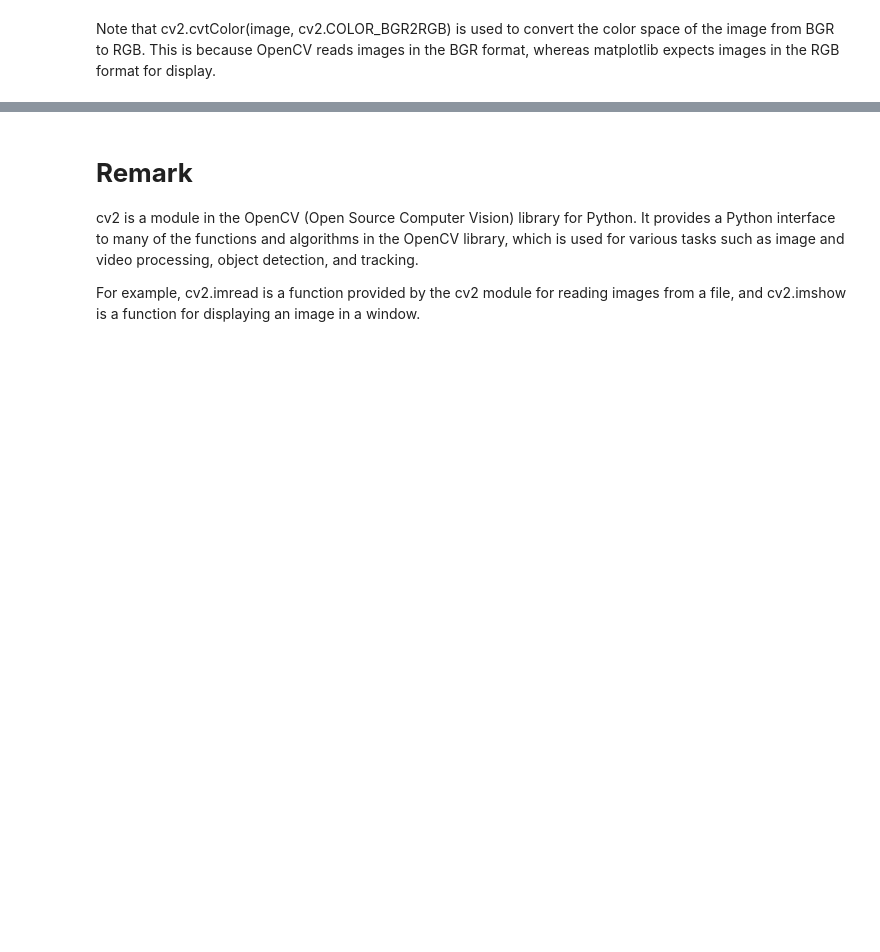
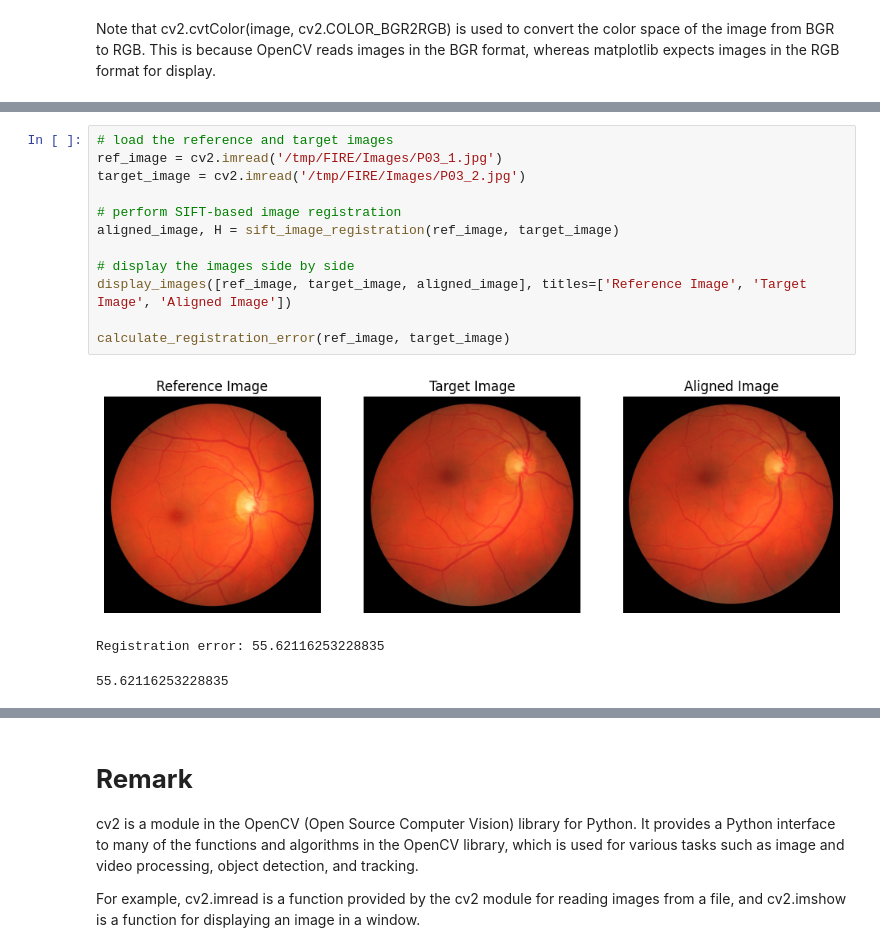
Before and after one commit to Meetra21/MN-1, a Jupyter notebook: Retina_Fundus_Image_Registration.ipynb, the cells around one changed output, grey strips where cells are left out. Cells and saved outputs as stored; diff of their text form; blank space fills up the shorter version.

```diff
--- a/Retina_Fundus_Image_Registration.ipynb
+++ b/Retina_Fundus_Image_Registration.ipynb
@@ -310,0 +381,16 @@ display_images([ref_image, target_image, aligned_image], titles=['Reference Imag
+# %%
+# load the reference and target images
+ref_image = cv2.imread('/tmp/FIRE/Images/P03_1.jpg')
+target_image = cv2.imread('/tmp/FIRE/Images/P03_2.jpg')
+
+# perform SIFT-based image registration
+aligned_image, H = sift_image_registration(ref_image, target_image)
+
+# display the images side by side
+display_images([ref_image, target_image, aligned_image], titles=['Reference Image', 'Target Image', 'Aligned Image'])
+
+calculate_registration_error(ref_image, target_image)
+# %% [output]
+[figure, added]
+Registration error: 55.62116253228835
+55.62116253228835
```
Also changed, not shown: parts of 16 cells of this notebook.
